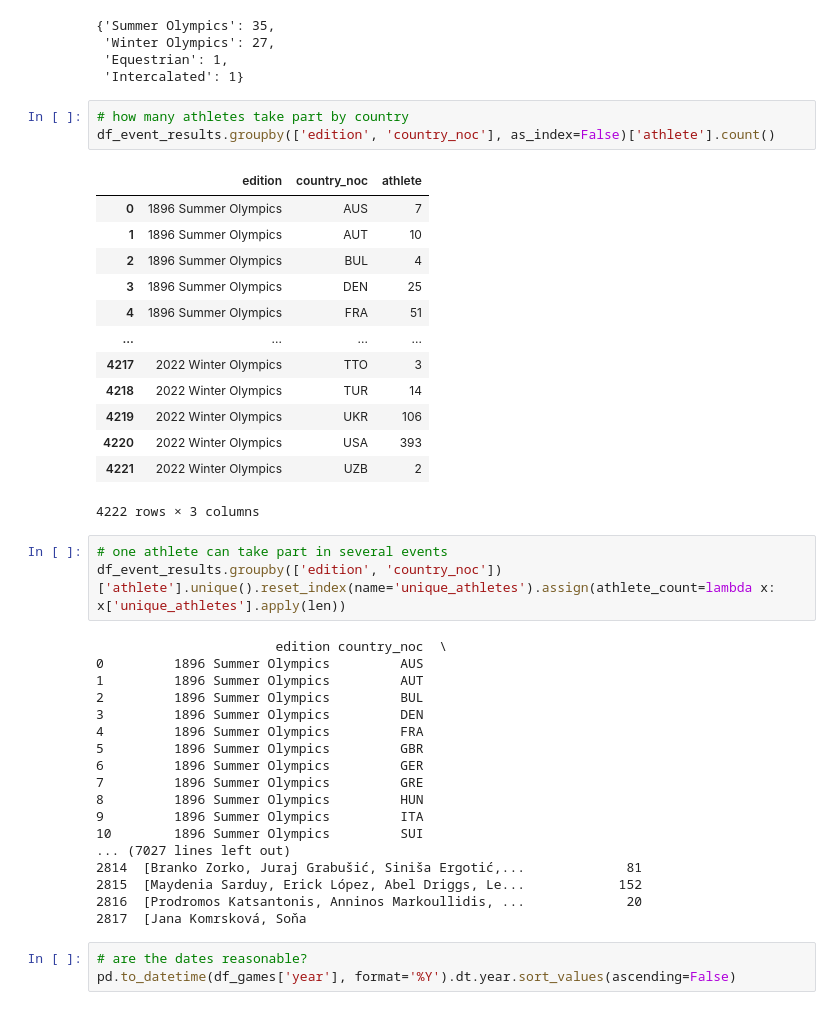
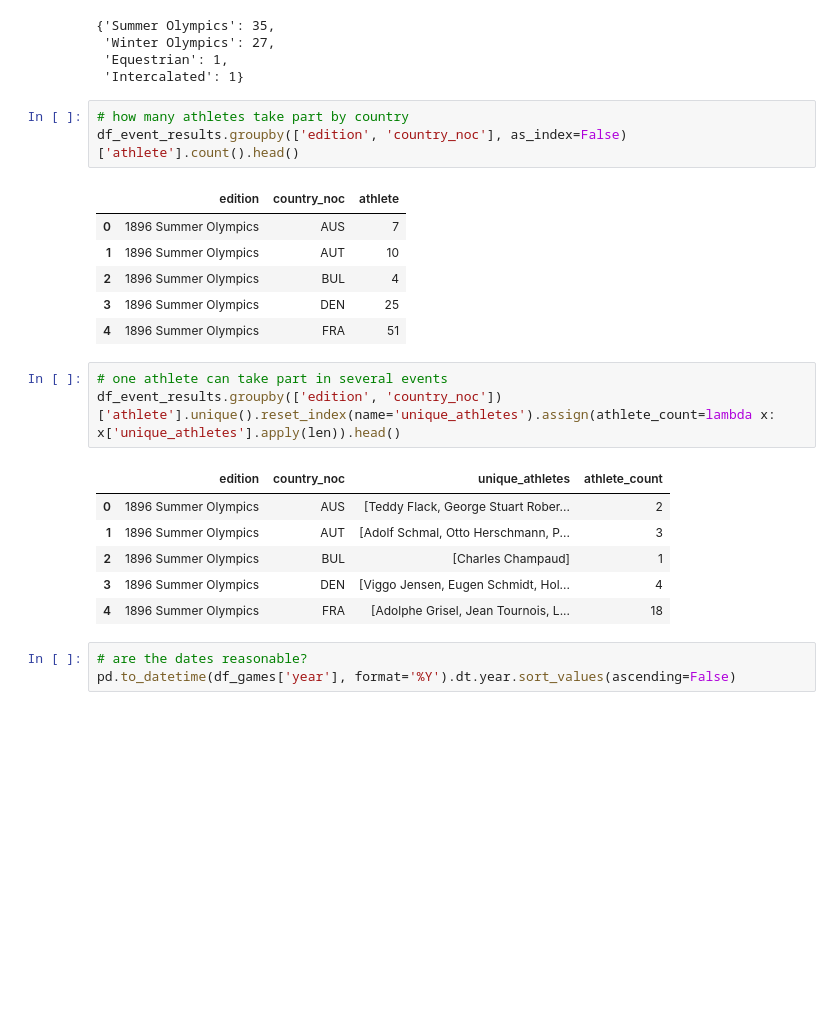
Before and after one commit to ana-047/Olymploration, a Jupyter notebook: Olymploration_2.ipynb, the cells around one changed output. Cells and saved outputs as stored; diff of their text form; blank space fills up the shorter version.

```diff
--- a/Olymploration_2.ipynb
+++ b/Olymploration_2.ipynb
@@ -82,42 +82,24 @@ dict(Counter([i[5:] for i in df_games['edition'].unique()]))
  'Intercalated': 1}
 # %%
 # how many athletes take part by country
-df_event_results.groupby(['edition', 'country_noc'], as_index=False)['athlete'].count()
+df_event_results.groupby(['edition', 'country_noc'], as_index=False)['athlete'].count().head()
 # %% [output]
 |  | edition | country_noc | athlete |
 | 0 | 1896 Summer Olympics | AUS | 7 |
 | 1 | 1896 Summer Olympics | AUT | 10 |
 | 2 | 1896 Summer Olympics | BUL | 4 |
 | 3 | 1896 Summer Olympics | DEN | 25 |
 | 4 | 1896 Summer Olympics | FRA | 51 |
-| ... | ... | ... | ... |
-| 4217 | 2022 Winter Olympics | TTO | 3 |
-| 4218 | 2022 Winter Olympics | TUR | 14 |
-| 4219 | 2022 Winter Olympics | UKR | 106 |
-| 4220 | 2022 Winter Olympics | USA | 393 |
-| 4221 | 2022 Winter Olympics | UZB | 2 |
-4222 rows × 3 columns
 # %%
 # one athlete can take part in several events
-df_event_results.groupby(['edition', 'country_noc'])['athlete'].unique().reset_index(name='unique_athletes').assign(athlete_count=lambda x: x['unique_athletes'].apply(len))
+df_event_results.groupby(['edition', 'country_noc'])['athlete'].unique().reset_index(name='unique_athletes').assign(athlete_count=lambda x: x['unique_athletes'].apply(len)).head()
 # %% [output]
-                       edition country_noc  \
-0         1896 Summer Olympics         AUS
-1         1896 Summer Olympics         AUT
-2         1896 Summer Olympics         BUL
-3         1896 Summer Olympics         DEN
-4         1896 Summer Olympics         FRA
-5         1896 Summer Olympics         GBR
-6         1896 Summer Olympics         GER
-7         1896 Summer Olympics         GRE
-8         1896 Summer Olympics         HUN
-9         1896 Summer Olympics         ITA
-10        1896 Summer Olympics         SUI
-... (7027 lines left out)
-2814  [Branko Zorko, Juraj Grabušić, Siniša Ergotić,...             81
-2815  [Maydenia Sarduy, Erick López, Abel Driggs, Le...            152
-2816  [Prodromos Katsantonis, Anninos Markoullidis, ...             20
-2817  [Jana Komrsková, Soňa
+|  | edition | country_noc | unique_athletes | athlete_count |
+| 0 | 1896 Summer Olympics | AUS | [Teddy Flack, George Stuart Rober... | 2 |
+| 1 | 1896 Summer Olympics | AUT | [Adolf Schmal, Otto Herschmann, P... | 3 |
+| 2 | 1896 Summer Olympics | BUL | [Charles Champaud] | 1 |
+| 3 | 1896 Summer Olympics | DEN | [Viggo Jensen, Eugen Schmidt, Hol... | 4 |
+| 4 | 1896 Summer Olympics | FRA | [Adolphe Grisel, Jean Tournois, L... | 18 |
 # %%
 # are the dates reasonable?
 pd.to_datetime(df_games['year'], format='%Y').dt.year.sort_values(ascending=False)
```
Also changed, not shown: parts of 1 cell of this notebook.
